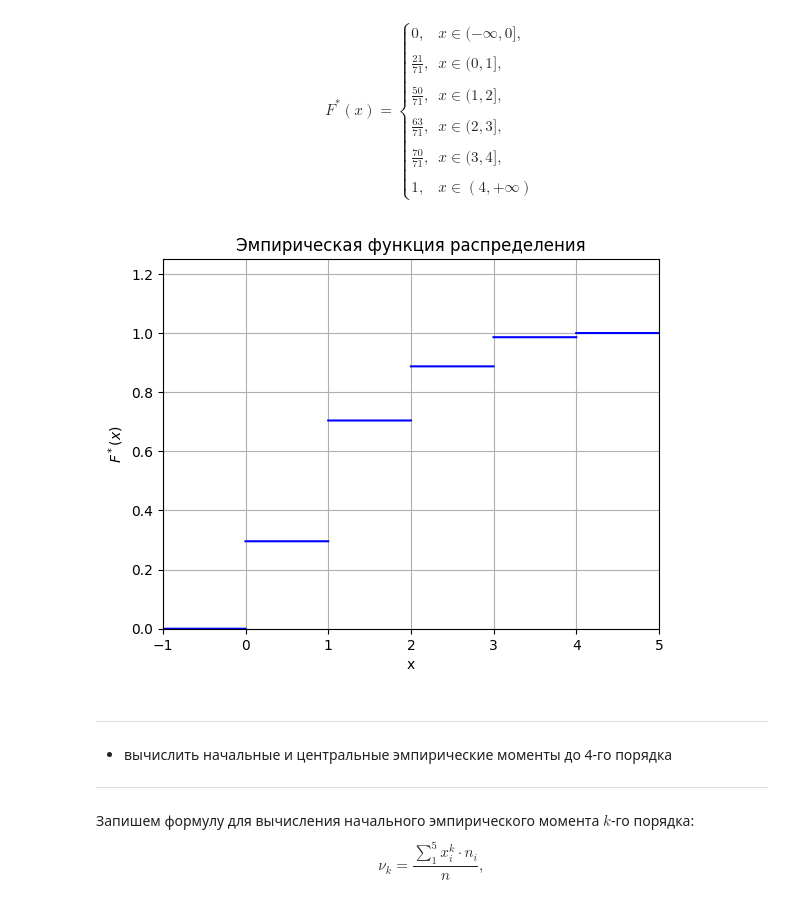
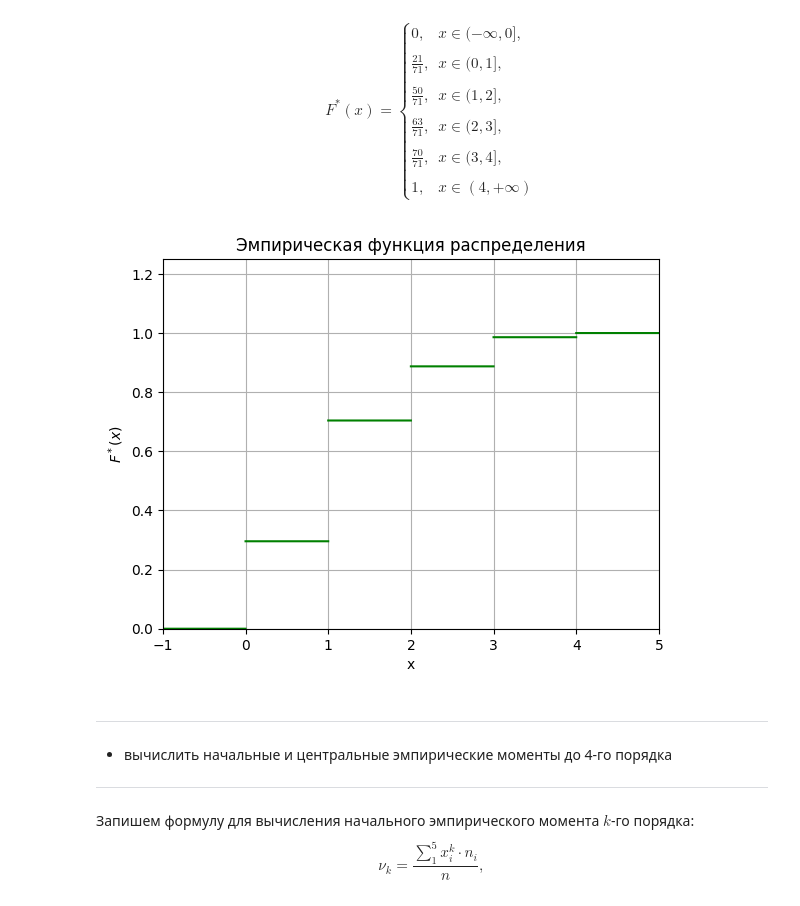
Before and after one commit to a-nechaeva/Math_statistics, a Jupyter notebook: MS_lab_1.ipynb, the cells around one changed output. Saved outputs shown, nothing was run; the diff lists cells and outputs as text; code cells hidden in the pictures.

```diff
--- a/MS_lab_1.ipynb
+++ b/MS_lab_1.ipynb
@@ -75,7 +75,7 @@ with open('/content/drive/MyDrive/MS_lab_1/ms_lab1_A.txt', 'r') as f_a:
   plt.title('Полигон ряда')
   plt.xlabel('Значение')
   plt.ylabel('Частота')
-  plt.plot(x_a, y_a,'b',linewidth=2.0)
+  plt.plot(x_a, y_a,'g',linewidth=2.0)
   plt.grid(True)
   plt.show()
 # %% [output]
@@ -131,35 +131,35 @@ $$F^*(x)=
   for i in range(len(y_a)):
     fr_st += y_a[i]
     frec_a.append(fr_st)
 
   # построение графика эмпирической функции распределения
   x_em_a = np.linspace(-7, 7, 1000000)
   delt_a = 0.00001
   x_em_a[(x_em_a > 0 - delt_a) & (x_em_a < 0 + 2 * delt_a) |
          (x_em_a > 1 - delt_a) & (x_em_a < 1 + 2 * delt_a) |
          (x_em_a > 2 - delt_a) & (x_em_a < 2 + 2 * delt_a)|
          (x_em_a > 3 - delt_a) & (x_em_a < 3 + 2 * delt_a)|
          (x_em_a > 4 - delt_a) & (x_em_a < 4 + 2 * delt_a)] = np.nan
 
   def f_a(x):
     if x <= 0: return 0
     elif 0 < x <= 1: return frec_a[0]
     elif 1 < x <= 2: return frec_a[1]
     elif 2 < x <= 3: return frec_a[2]
     elif 3 < x <= 4: return frec_a[3]
     else: return frec_a[4]
 
   f_a_v = np.vectorize(f_a)
 
   plt.axis([-1,5,0,1.25])
   plt.title('Эмпирическая функция распределения')
   plt.xlabel('x')
   plt.ylabel(r'$F^*(x)$')
-  plt.plot(x_em_a, f_a_v(x_em_a) / n_a, 'b')
+  plt.plot(x_em_a, f_a_v(x_em_a) / n_a, 'g')
   plt.grid(True)
   plt.show()
 # %% [output]
-[figure, old version]
+[figure, new version]
 # %% [markdown]
 ***
 *   вычислить начальные и центральные эмпирические моменты до 4-го порядка
```
Also changed, not shown: parts of 6 cells of this notebook.
